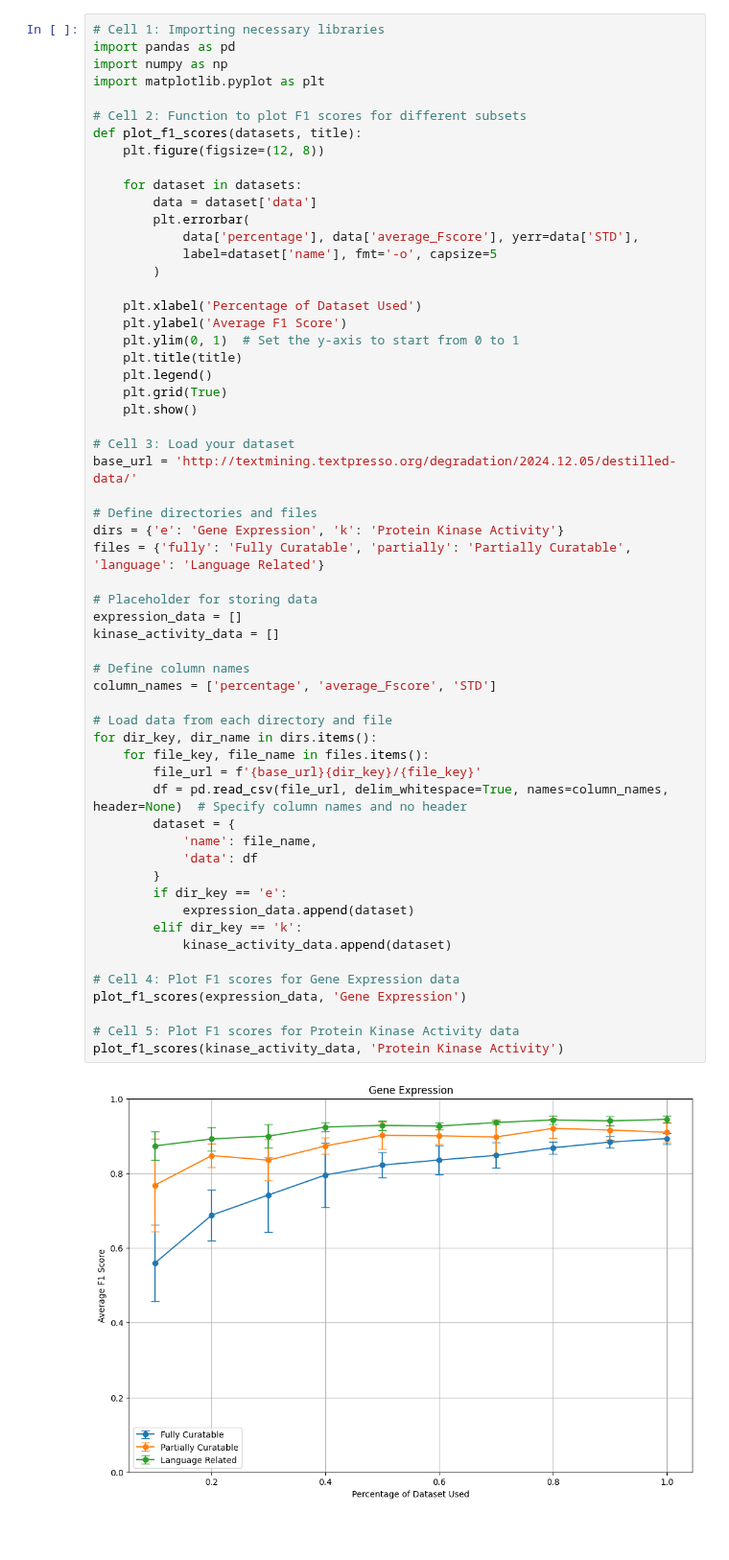
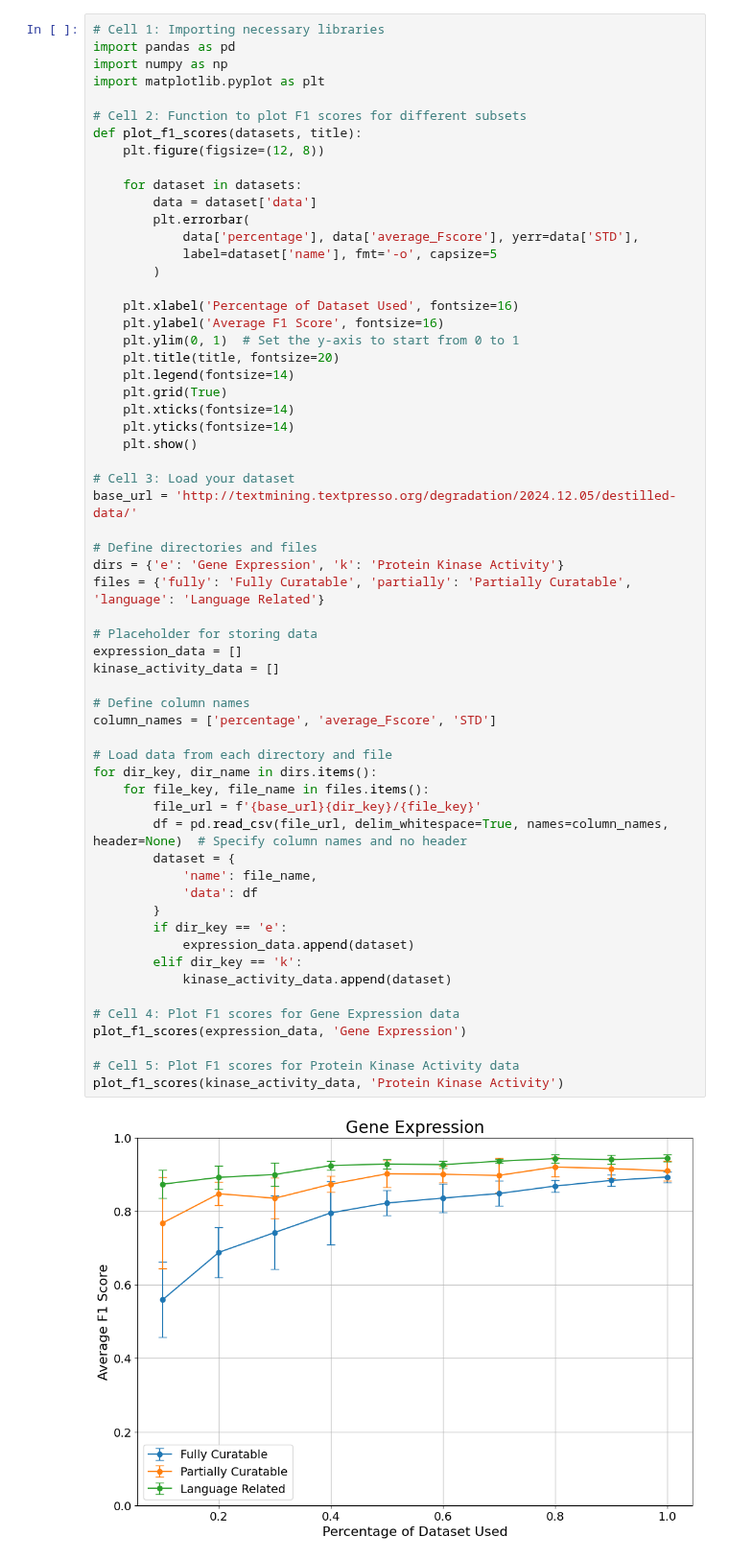
Before and after one commit to WormBase/curation-sentence-classification, a Jupyter notebook: notebooks/degradation analysis plots.ipynb, the cells around one changed output. Shown at 96% size. Saved outputs shown, nothing was run; the diff lists cells and outputs as text; blank space fills up the shorter version.

```diff
--- a/notebooks/degradation analysis plots.ipynb
+++ b/notebooks/degradation analysis plots.ipynb
@@ -15,12 +15,14 @@ def plot_f1_scores(datasets, title):
             label=dataset['name'], fmt='-o', capsize=5
         )
 
-    plt.xlabel('Percentage of Dataset Used')
-    plt.ylabel('Average F1 Score')
+    plt.xlabel('Percentage of Dataset Used', fontsize=16)
+    plt.ylabel('Average F1 Score', fontsize=16)
     plt.ylim(0, 1)  # Set the y-axis to start from 0 to 1
-    plt.title(title)
-    plt.legend()
+    plt.title(title, fontsize=20)
+    plt.legend(fontsize=14)
     plt.grid(True)
+    plt.xticks(fontsize=14)
+    plt.yticks(fontsize=14)
     plt.show()
 
 # Cell 3: Load your dataset
@@ -30,31 +32,31 @@ base_url = 'http://textmining.textpresso.org/degradation/2024.12.05/destilled-da
 dirs = {'e': 'Gene Expression', 'k': 'Protein Kinase Activity'}
 files = {'fully': 'Fully Curatable', 'partially': 'Partially Curatable', 'language': 'Language Related'}
 
 # Placeholder for storing data
 expression_data = []
 kinase_activity_data = []
 
 # Define column names
 column_names = ['percentage', 'average_Fscore', 'STD']
 
 # Load data from each directory and file
 for dir_key, dir_name in dirs.items():
     for file_key, file_name in files.items():
         file_url = f'{base_url}{dir_key}/{file_key}'
         df = pd.read_csv(file_url, delim_whitespace=True, names=column_names, header=None)  # Specify column names and no header
         dataset = {
             'name': file_name,
             'data': df
         }
         if dir_key == 'e':
             expression_data.append(dataset)
         elif dir_key == 'k':
             kinase_activity_data.append(dataset)
 
 # Cell 4: Plot F1 scores for Gene Expression data
 plot_f1_scores(expression_data, 'Gene Expression')
 
 # Cell 5: Plot F1 scores for Protein Kinase Activity data
 plot_f1_scores(kinase_activity_data, 'Protein Kinase Activity')
 # %% [output]
-[figure, old version]
+[figure, new version]
```
Also changed, not shown: parts of 1 cell of this notebook.
